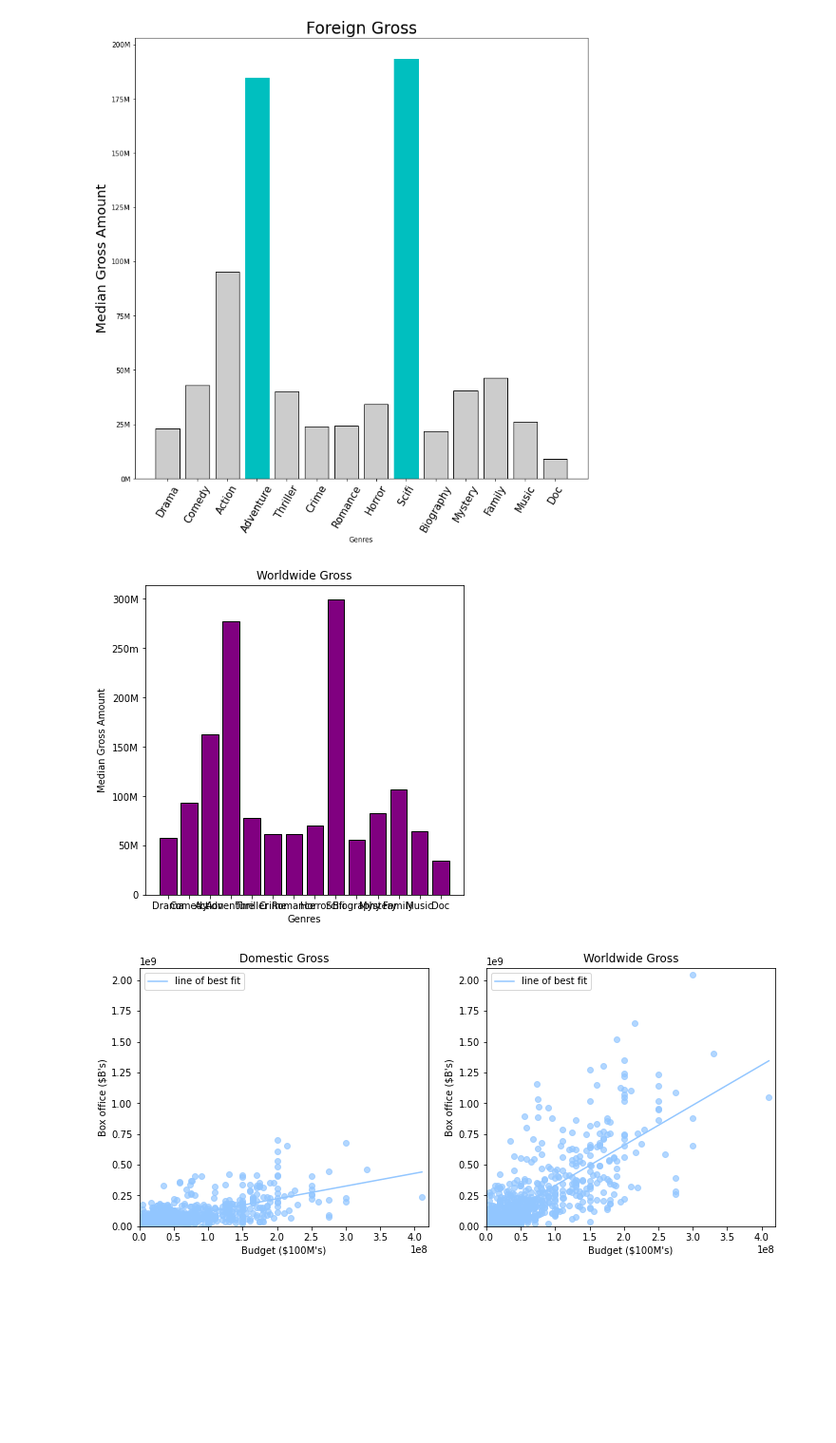
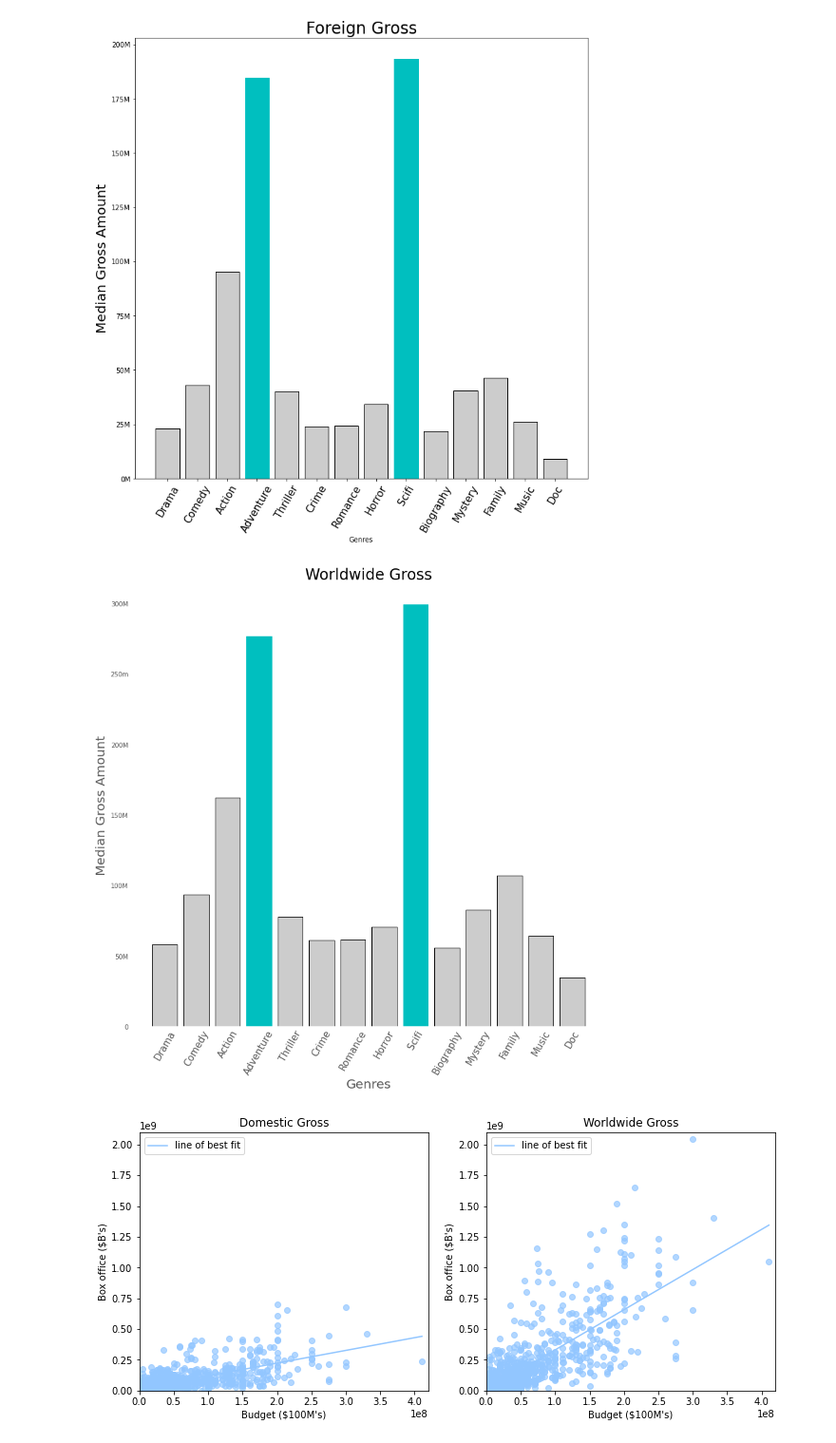
Before and after one commit to 281clo/microsoft-movie-analysis, a Jupyter notebook: Index.ipynb, the cells around one changed output. Shown at 95% size. Cells and saved outputs as stored; diff of their text form; code cells hidden in the pictures; blank space fills up the shorter version.

```diff
--- a/Index.ipynb
+++ b/Index.ipynb
@@ -569,17 +569,22 @@ plt.savefig('Foreign.jpg',bbox_inches='tight', dpi=250)
 [figure]
 # %%
 #Graph out the wolrdwide gross for each genre.
-fig, ax = plt.subplots(figsize=(6,6))
-ax.bar(x=Genres_i, height=WorldGrossMed,  color='Purple', edgecolor='black', linewidth=1)
 ylabelsw = ['0', '50M', '100M', '150M', '200M', '250m', '300M']
+fig, ax = plt.subplots(figsize=(12,12))
+Worldw = ax.bar(x=Genres_i, height=WorldGrossMed,  color='0.8', edgecolor='black', linewidth=1)
+plt.setp(ax.get_xticklabels(),fontsize=15, rotation=60, horizontalalignment='center')
+Worldw[3].set_color('c')
+Worldw[8].set_color('c')
 ax.set_yticklabels(labels=ylabelsw)
 # ax.tick_params(axis='x', rotation=45);
-ax.set_title('Worldwide Gross')
-ax.set_ylabel('Median Gross Amount')
-ax.set_xlabel('Genres')
-ax.grid(False);
+ax.set_title('Worldwide Gross', fontsize=24)
+ax.set_ylabel('Median Gross Amount', fontsize=20)
+ax.set_xlabel('Genres', fontsize=20)
+ax.grid(False)
+ax.set_facecolor('white')
+plt.savefig('Worldwide.jpg',bbox_inches='tight', dpi=250)
 # %% [output]
-[figure, old version]
+[figure, new version]
 # %%
 #side by side plots w/ same y axis: domestic vs global
 #This shows that movies which transcended cultural and geographical barriers paid off in a big way.
```
Also changed, not shown: 1 other file.
